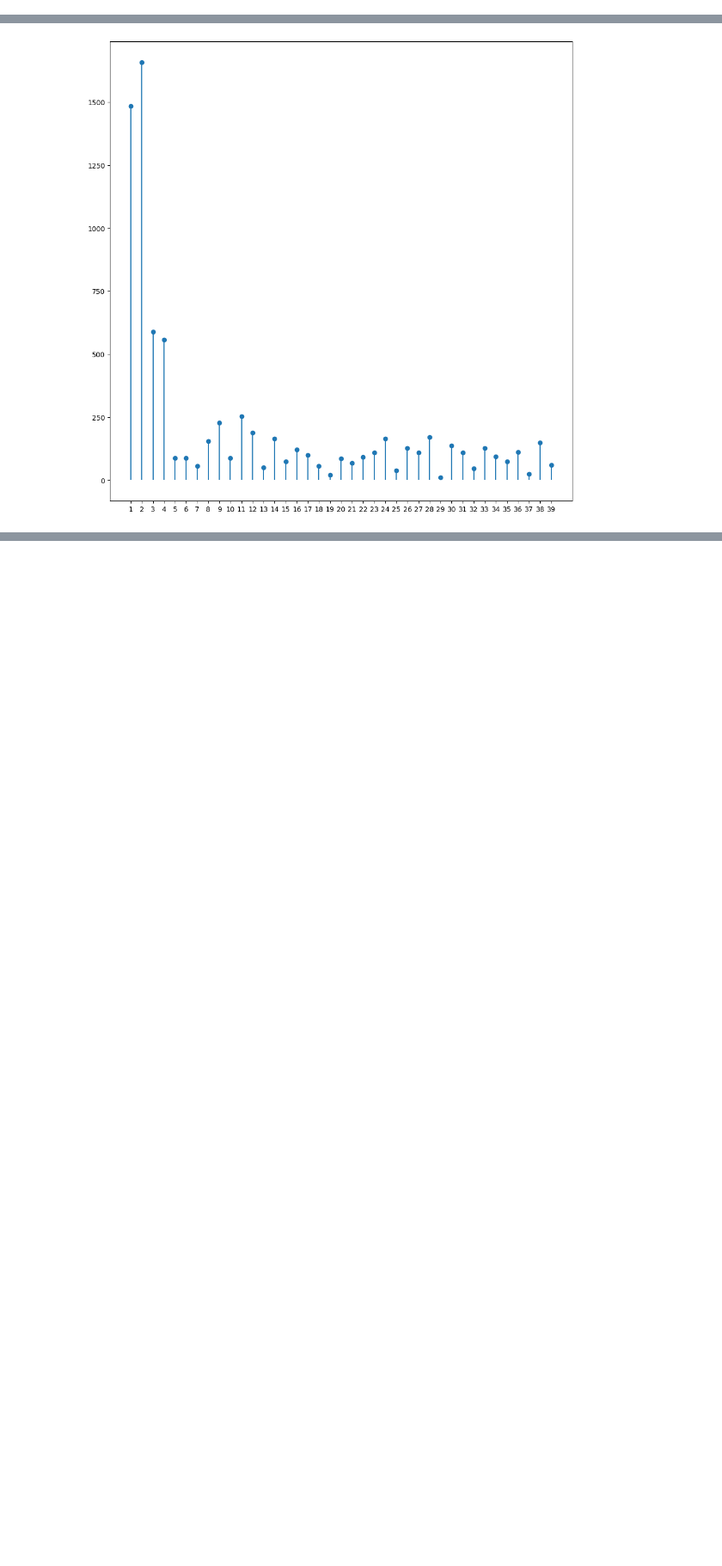
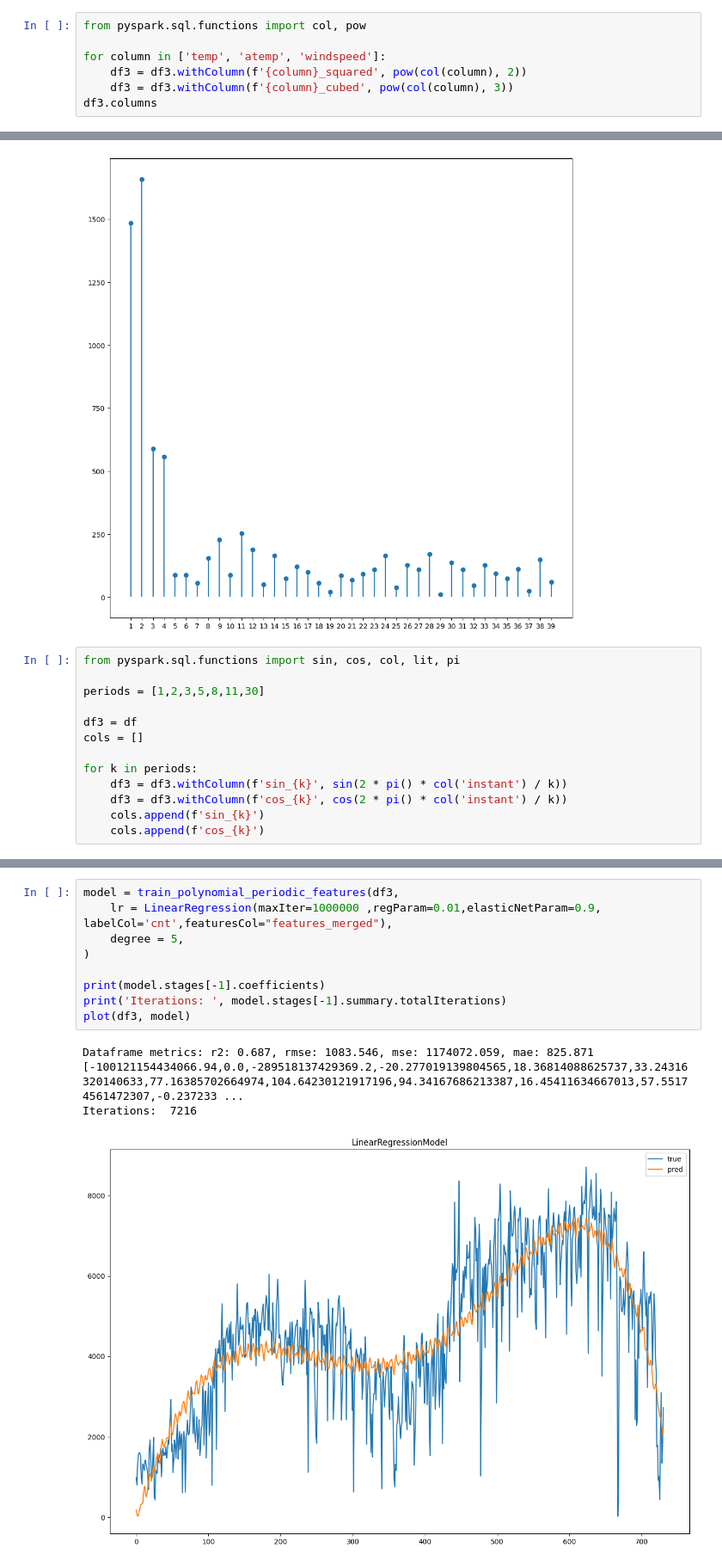
Before and after one commit to Lkolod/data_mining, a Jupyter notebook: src/src_py/lab7/rented_bikes_regression.ipynb, the cells around one changed output, grey strips where cells are left out. Shown at 86% size. Saved outputs shown, nothing was run; the diff lists cells and outputs as text; blank space fills up the shorter version.

```diff
--- a/src/src_py/lab7/rented_bikes_regression.ipynb
+++ b/src/src_py/lab7/rented_bikes_regression.ipynb
@@ -396,0 +393,7 @@ from sklearn.preprocessing import PolynomialFeatures
+# %%
+from pyspark.sql.functions import col, pow
+
+for column in ['temp', 'atemp', 'windspeed']:
+    df3 = df3.withColumn(f'{column}_squared', pow(col(column), 2))
+    df3 = df3.withColumn(f'{column}_cubed', pow(col(column), 3))
+df3.columns
@@ -534,3 +557,16 @@ plt.xticks(xf)
 plt.show()
 # %% [output]
 [figure]
+# %%
+from pyspark.sql.functions import sin, cos, col, lit, pi
+
+periods = [1,2,3,5,8,11,30]
+
+df3 = df
+cols = []
+
+for k in periods:
+    df3 = df3.withColumn(f'sin_{k}', sin(2 * pi() * col('instant') / k))
+    df3 = df3.withColumn(f'cos_{k}', cos(2 * pi() * col('instant') / k))
+    cols.append(f'sin_{k}')
+    cols.append(f'cos_{k}')
@@ -536,0 +610,14 @@ plt.show()
+# %%
+model = train_polynomial_periodic_features(df3,
+    lr = LinearRegression(maxIter=1000000 ,regParam=0.01,elasticNetParam=0.9, labelCol='cnt',featuresCol="features_merged"),
+    degree = 5,
+)
+
+print(model.stages[-1].coefficients)
+print('Iterations: ', model.stages[-1].summary.totalIterations)
+plot(df3, model)
+# %% [output]
+Dataframe metrics: r2: 0.687, rmse: 1083.546, mse: 1174072.059, mae: 825.871
+[-100121154434066.94,0.0,-289518137429369.2,-20.277019139804565,18.36814088625737,33.24316320140633,77.16385702664974,104.64230121917196,94.34167686213387,16.45411634667013,57.55174561472307,-0.237233 ...
+Iterations:  7216
+[figure, added]
```
Also changed, not shown: parts of 7 cells of this notebook, 8 other files.
